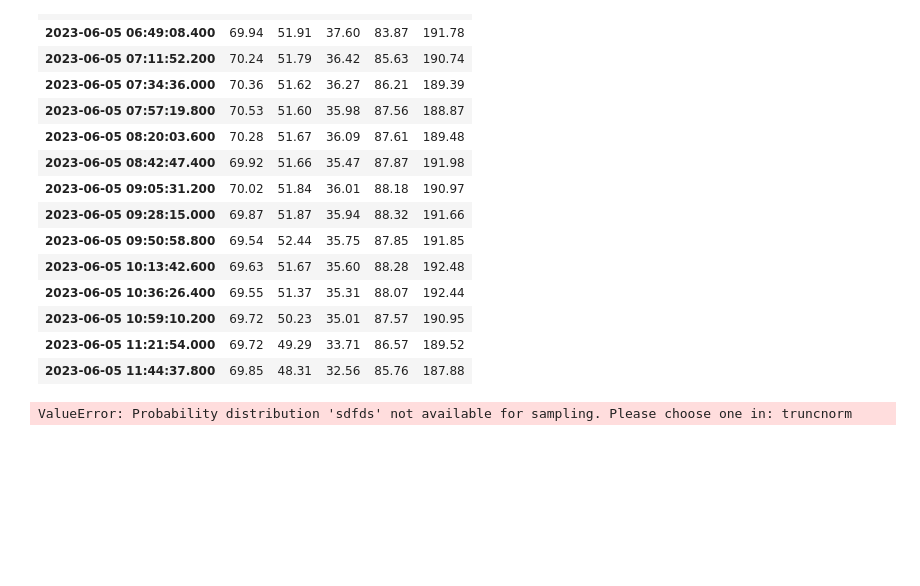
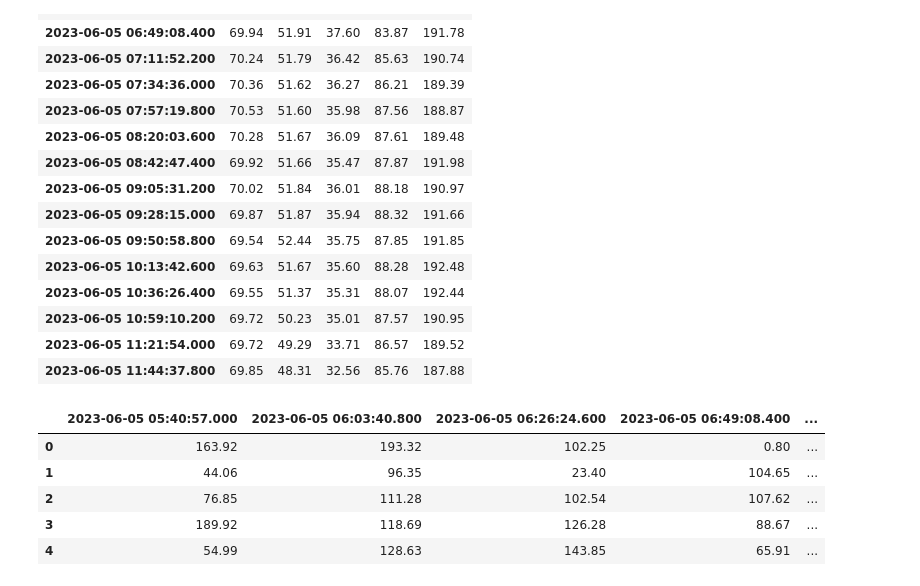
Before and after one commit to bsc-quantic/synthDataGen, a Jupyter notebook: notebooks/fullExample.ipynb, the cells around one changed output. Drawn from its saved outputs; the diff is of its cells as text; code cells hidden in the pictures; blank space fills up the shorter version.

```diff
--- a/notebooks/fullExample.ipynb
+++ b/notebooks/fullExample.ipynb
@@ -166,8 +179,13 @@ df
 # %%
 from synthDataGen.controller import Sampling
 
 sampling = Sampling(controller.inputJSON)
-df = sampling.getSamples(df, 1000, "sdfds")
+df = sampling.getSamples(df, 1000, "truncnorm")
 df.head()
 # %% [output]
-ValueError: Probability distribution 'sdfds' not available for sampling. Please choose one in: truncnorm
+|  | 2023-06-05 05:40:57.000 | 2023-06-05 06:03:40.800 | 2023-06-05 06:26:24.600 | 2023-06-05 06:49:08.400 | ... |
+| 0 | 163.92 | 193.32 | 102.25 | 0.80 | ... |
+| 1 | 44.06 | 96.35 | 23.40 | 104.65 | ... |
+| 2 | 76.85 | 111.28 | 102.54 | 107.62 | ... |
+| 3 | 189.92 | 118.69 | 126.28 | 88.67 | ... |
+| 4 | 54.99 | 128.63 | 143.85 | 65.91 | ... |
```
Also changed, not shown: parts of 2 cells of this notebook.
